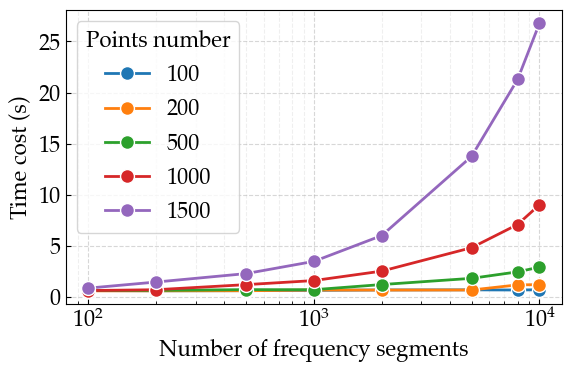
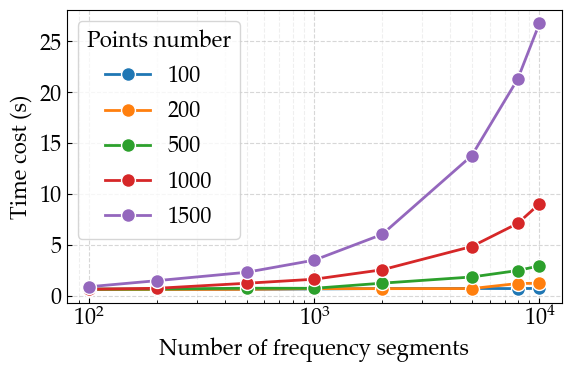
Unified diff of the notebook cell whose output changed from the first chart to the second:
--- before
+++ after
@@ -19,5 +19,5 @@
 ax.legend(title="Points number")
 fig.tight_layout()
-fig.savefig("../img/freq_time_cost_jax_varing_points.png", dpi=300, bbox_inches='tight')
-fig.savefig("../img/freq_time_cost_jax_varing_points.pdf", dpi=300, bbox_inches='tight')
-fig.savefig("../../wind_simulation_paper/freq_time_cost_jax_varing_points.pdf", dpi=300, bbox_inches='tight')
+# fig.savefig("../img/freq_time_cost_jax_varing_points.png", dpi=300, bbox_inches='tight')
+# fig.savefig("../img/freq_time_cost_jax_varing_points.pdf", dpi=300, bbox_inches='tight')
+# fig.savefig("../../wind_simulation_paper/freq_time_cost_jax_varing_points.pdf", dpi=300, bbox_inches='tight')

Commit: Add validation for non-stationary case